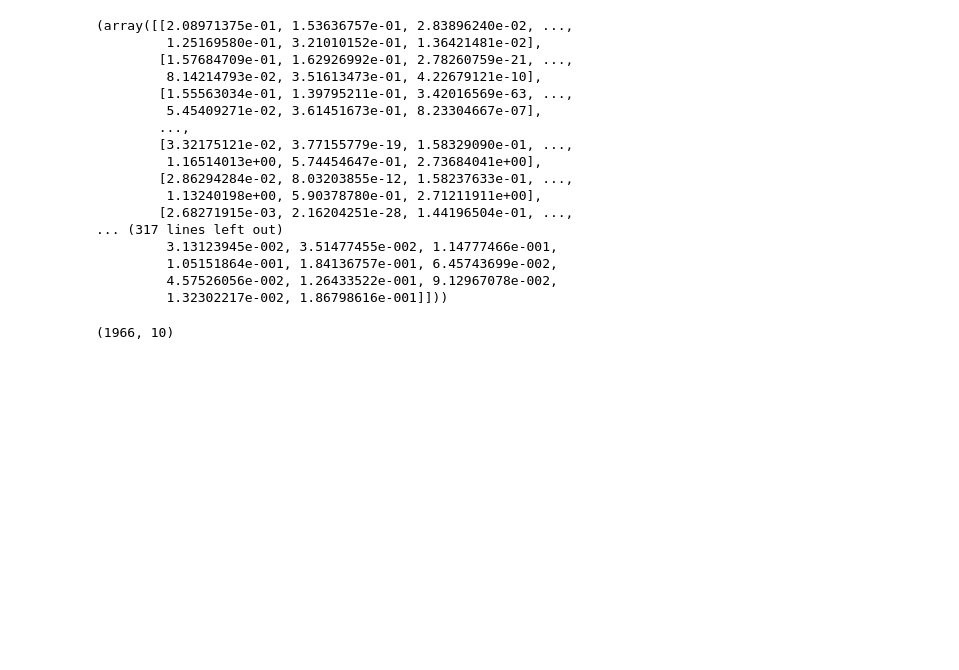
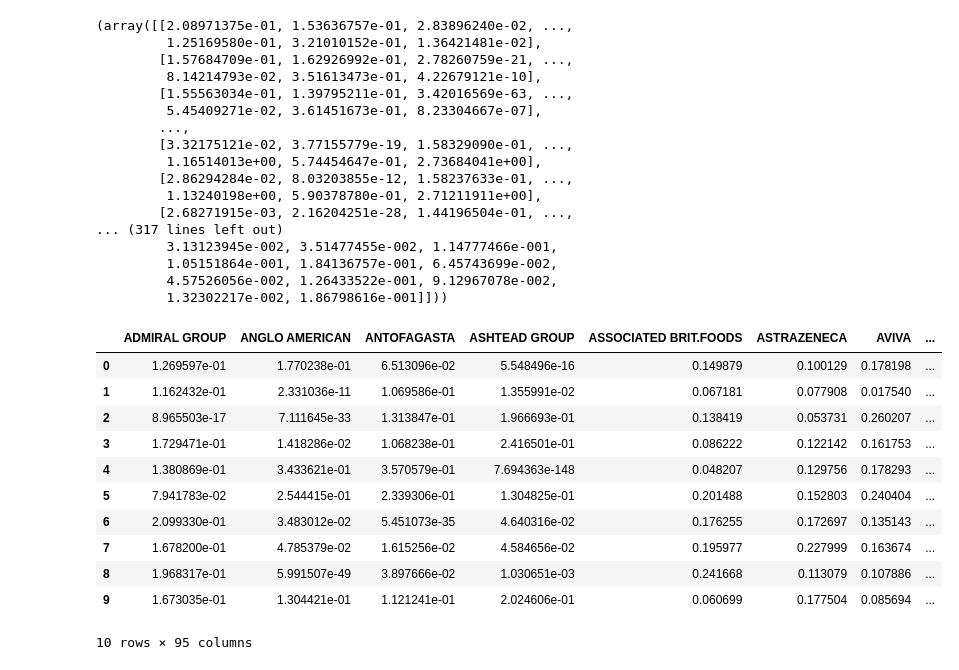
Before and after one commit to AshR-03/Predicting-The-Stock-Market-Using-Machine-Learning, a Jupyter notebook: Source/Factor_Trading_Using_NMF.ipynb, the cells around one changed output. Drawn from its saved outputs; the diff is of its cells as text; code cells hidden in the pictures; blank space fills up the shorter version.

```diff
--- a/Source/Factor_Trading_Using_NMF.ipynb
+++ b/Source/Factor_Trading_Using_NMF.ipynb
@@ -81,7 +83,19 @@ mnf.fit(V_norm)
          1.05151864e-001, 1.84136757e-001, 6.45743699e-002,
          4.57526056e-002, 1.26433522e-001, 9.12967078e-002,
          1.32302217e-002, 1.86798616e-001]]))
-# %%
-mnf.W.shape
-# %% [output]
-(1966, 10)
+# %%
+H_df = pd.DataFrame(mnf.H, columns=feature_names)
+H_df
+# %% [output]
+|  | ADMIRAL GROUP | ANGLO AMERICAN | ANTOFAGASTA | ASHTEAD GROUP | ASSOCIATED BRIT.FOODS | ASTRAZENECA | AVIVA | ... |
+| 0 | 1.269597e-01 | 1.770238e-01 | 6.513096e-02 | 5.548496e-16 | 0.149879 | 0.100129 | 0.178198 | ... |
+| 1 | 1.162432e-01 | 2.331036e-11 | 1.069586e-01 | 1.355991e-02 | 0.067181 | 0.077908 | 0.017540 | ... |
+| 2 | 8.965503e-17 | 7.111645e-33 | 1.313847e-01 | 1.966693e-01 | 0.138419 | 0.053731 | 0.260207 | ... |
+| 3 | 1.729471e-01 | 1.418286e-02 | 1.068238e-01 | 2.416501e-01 | 0.086222 | 0.122142 | 0.161753 | ... |
+| 4 | 1.380869e-01 | 3.433621e-01 | 3.570579e-01 | 7.694363e-148 | 0.048207 | 0.129756 | 0.178293 | ... |
+| 5 | 7.941783e-02 | 2.544415e-01 | 2.339306e-01 | 1.304825e-01 | 0.201488 | 0.152803 | 0.240404 | ... |
+| 6 | 2.099330e-01 | 3.483012e-02 | 5.451073e-35 | 4.640316e-02 | 0.176255 | 0.172697 | 0.135143 | ... |
+| 7 | 1.678200e-01 | 4.785379e-02 | 1.615256e-02 | 4.584656e-02 | 0.195977 | 0.227999 | 0.163674 | ... |
+| 8 | 1.968317e-01 | 5.991507e-49 | 3.897666e-02 | 1.030651e-03 | 0.241668 | 0.113079 | 0.107886 | ... |
+| 9 | 1.673035e-01 | 1.304421e-01 | 1.121241e-01 | 2.024606e-01 | 0.060699 | 0.177504 | 0.085694 | ... |
+10 rows × 95 columns
```
Also changed, not shown: parts of 5 cells of this notebook.
